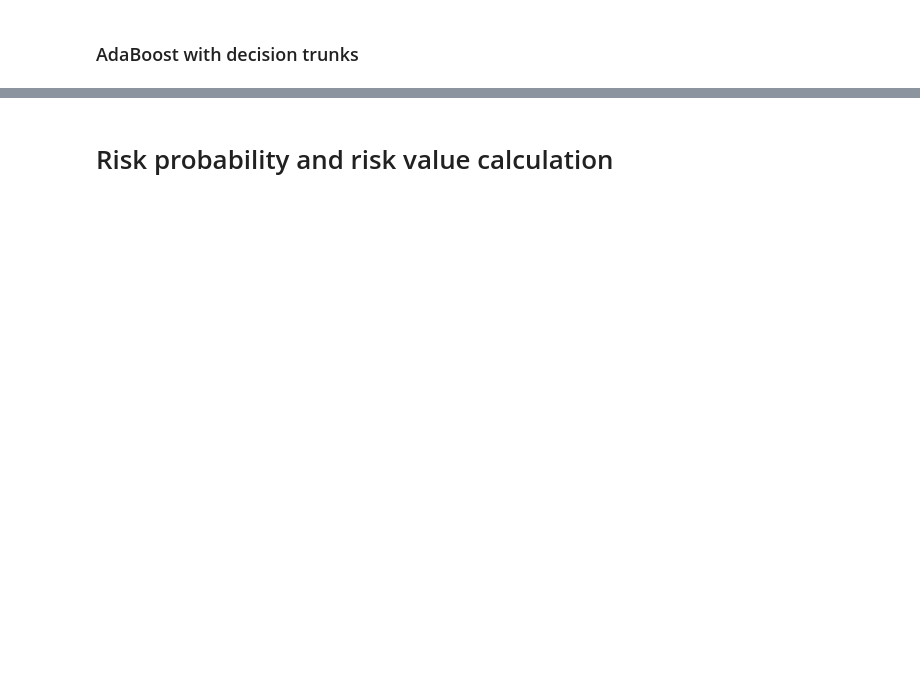
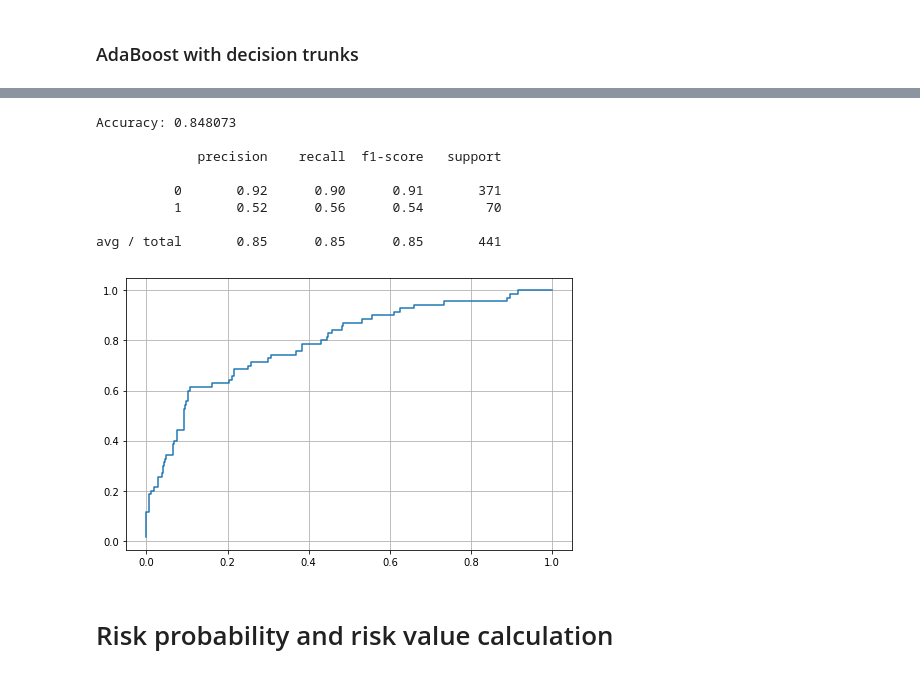
Before and after one commit to fatvlady/risk_analysis_lab, a Jupyter notebook: notebooks/attrition.ipynb, the cells around one changed output, grey strips where cells are left out. Cells and saved outputs as stored; diff of their text form; code cells hidden in the pictures; blank space fills up the shorter version.

```diff
--- a/notebooks/attrition.ipynb
+++ b/notebooks/attrition.ipynb
@@ -544,3 +628,15 @@ plot_importances('Gradient Boosting', adb)
+# %%
+knn_predictions = test_validation(ppl)
+# %% [output]
+Accuracy: 0.848073
+
+             precision    recall  f1-score   support
+
+          0       0.92      0.90      0.91       371
+          1       0.52      0.56      0.54        70
+
+avg / total       0.85      0.85      0.85       441
+[figure, added]
 # %% [markdown]
 # Risk probability and risk value calculation
 # %%
```
Also changed, not shown: parts of 20 cells of this notebook.
